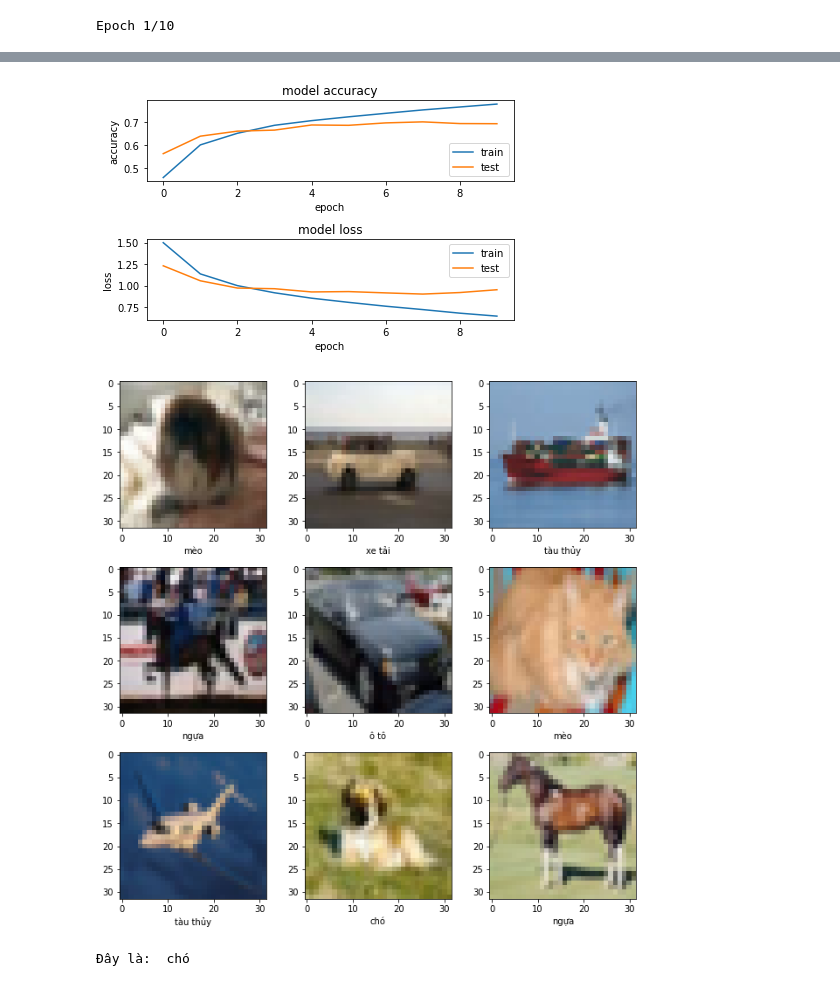
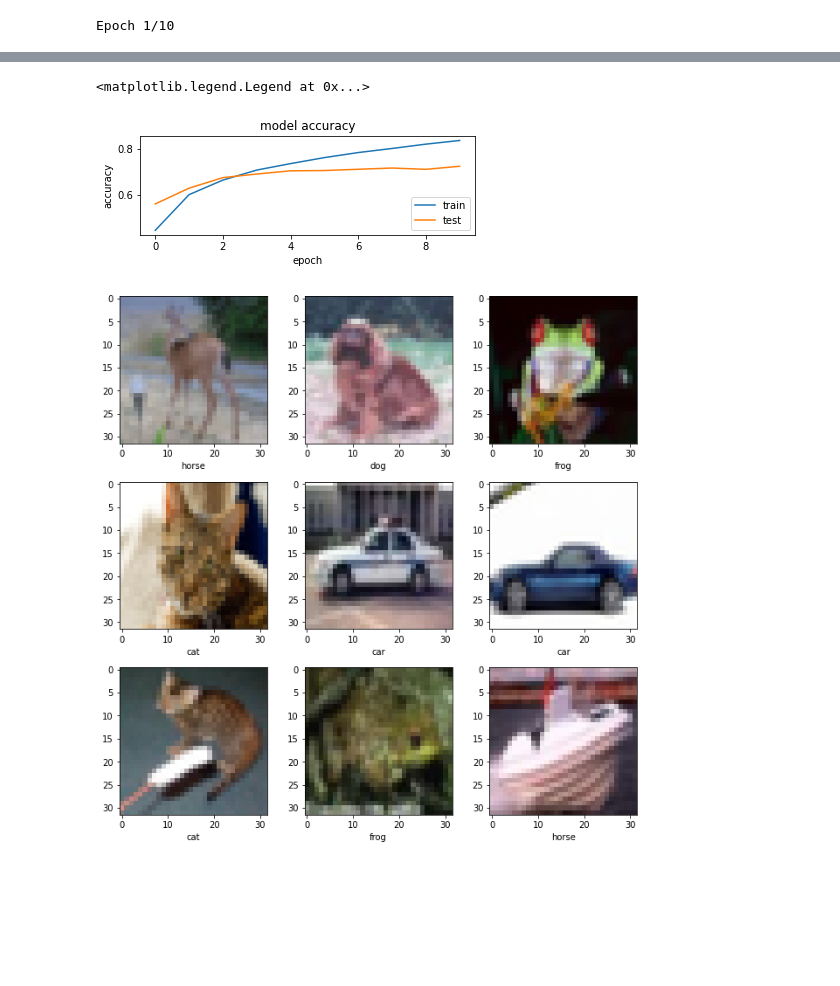
Before and after one commit to Kiet2k2/lab03, a Jupyter notebook: doan.ipynb, the cells around one changed output, grey strips where cells are left out. Saved outputs shown, nothing was run; the diff lists cells and outputs as text; code cells hidden in the pictures; blank space fills up the shorter version.

```diff
--- a/doan.ipynb
+++ b/doan.ipynb
@@ -18,23 +18,18 @@ import matplotlib.pyplot as plt
 
 # tải cơ sở dữ liệu CIFAR10 vào colab
 (train_X,train_Y),(test_X,test_Y)=cifar10.load_data()
-#print(train_X.shape)
-# (50000, 32, 32, 3) Có 50000 tấm ảnh đào tạo có kích thước 32x32 pixel
-# giá trị 3 ở đây tượng trưng cho màu RGB, cứ 3 giá trị trong khoảng 0-255 hình thành một màu (1 pixel)
-#print(test_X.shape)
-# (10000, 32, 32, 3) Có 10000 tấm ảnh kích thước 32x32 pixel cho tập test
 
-# print(train_Y.shape) # (50000, 1) Có 50000 giá trị tương ứng với 50000 tấm ảnh train
-# Đưa train_Y về dưới dạng mảng 1 chiều để dễ gọi giá trị
+# Thiết lập các nhãn để cho mô hình nhận diện
 train_Y = train_Y.reshape(-1)
-classes = ["máy bay", "ô tô", "chim", "mèo", "hươu", "chó", "ếch", "ngựa", "tàu thủy", "xe tải"]
+classes = ["plane", "car", "bird", "cat", "deer", "dog", "frog", "horse", "ship", "truck"]
 # Kiểm soát kích thước hình ảnh hiển thị để dễ dàng nhận biết
-"""
+
+#Thử hiển thị một hình ảnh bất kì và hiển thị nhãn tương ứng của nó từ tập train_Y
 plt.figure(figsize = (15,2))
 plt.imshow(train_X[10])
 plt.xlabel(classes[train_Y[10]])
-"""
-# chuẩn hóa dữ liệu về kiểu float và nằm trong khoảng 0-1 nên chia cho 255 (đưa về trung bình là 0 và phương sai là 1)
+
+# chuẩn hóa dữ liệu về kiểu float
 train_X = train_X.astype('float32')
 train_X = train_X / 255
 test_X = test_X.astype('float32')
@@ -48,19 +43,14 @@ y_test=np_utils.to_categorical(test_Y,nb_class)
 
 # Xây dựng mô hình CNN
 cnn = models.Sequential([
-        # filters là số lượng bộ lọc
-        # kernel_size là kích thước ảnh (trong bài này là 32x32)
-        # relu là một trong các hàm kích hoạt trong neural network, nó đơn giản là lọc các giá trị bé hơn 0
-        # input_shape là hình ảnh đầu vào của ta
         layers.Conv2D(filters=32, kernel_size=(3, 3), activation='relu', input_shape=(32, 32, 3)),
         layers.MaxPooling2D((2, 2)),
         layers.Conv2D(filters=64, kernel_size=(3, 3), activation='relu'),
         layers.MaxPooling2D((2, 2)),
-        # Hàm Flatten làm phẳng đầu vào hay có thể nói là đưa về mảng một chiều
+        layers.Conv2D(filters=256, kernel_size=(3, 3), activation='relu'),
+        layers.MaxPooling2D((2, 2)),
         layers.Flatten(),
         layers.Dense(64, activation='relu'),
-        # 10 là thuộc tính units, là số chiều của không gian đầu ra
-        # Hàm softmax tính khả năng (xác suất) xuất hiện của class
         layers.Dense(10, activation='softmax')
 ])
 
@@ -76,7 +67,7 @@ Downloading data from https://www.cs.toronto.edu/~kriz/cifar-10-python.tar.gz
 history = cnn.fit(train_X, train_Y, epochs=10,
                     validation_data=(test_X, test_Y))
 
-# Đánh giá mô hình
+# Đánh giá mô hình, đường màu xanh là tỉ lệ đúng của tập train_X, đường màu cam là tỉ lệ đúng của test_X
 fig = plt.figure ()
 plt.subplot( 2,1,1 )
 plt.plot(history.history['accuracy'])
@@ -85,14 +76,5 @@ plt.title ('model accuracy')
 plt.ylabel ('accuracy')
 plt.xlabel ('epoch')
 plt.legend (['train', 'test'], loc='lower right')
-
-plt.subplot (2,1,2)
-plt.plot( history.history ['loss'])
-plt.plot( history.history['val_loss'])
-plt.title('model loss' )
-plt.ylabel('loss')
-plt.xlabel('epoch')
-plt.legend(['train','test'],loc='upper right')
-plt.tight_layout ()
 # %% [output]
 Epoch 1/10
@@ -118,33 +100,30 @@ Epoch 10/10
+<matplotlib.legend.Legend at 0x...>
-[figure, old version]
+[figure, new version]
 # %%
 # Hiển thị ngẫu nhiên 9 tấm hình trong tập test và dự đoán
 predicted_classes=cnn.predict(test_X)
 plt.rcParams['figure.figsize']=(9,9)
 for i in range(9):
   plt.subplot(3,3,i+1)
-  num=i+200
+  num=i+100
   plt.imshow(test_X[num])
   y_classes = [np.argmax(element) for element in predicted_classes]
   plt.xlabel(classes[y_classes[num]])
 plt.tight_layout()
+
+#hàm dùng để load hình từ bên ngoài
+def load_image(filename):
+  import numpy as np
+  from PIL import Image
+  # load tấm ảnh lên
+  global label_packed
+  image = Image.open(filename)
+  image = image.resize((32,32))
+  image = np.expand_dims(image, axis = 0)
+  image = np.array(image)
+  img=image.astype('float32')
+  #chuẩn hóa dữ liệu về 0-1
+  img=img/255.0
+  return img
 # %% [output]
-[figure, old version]
+[figure, new version]
-# %%
-def load_image(filename):
-  import numpy as np
-  from PIL import Image
-  # load tấm ảnh lên
-  global label_packed
-  image = Image.open(filename)
-  image = image.resize((32,32))
-  image = np.expand_dims(image, axis = 0)
-  image = np.array(image)
-  img=image.astype('float32')
-  #chuẩn hóa dữ liệu về 0-
-  img=img/255.0
-  return img
-img_test = load_image("cho1.jpg")
-ob = cnn.predict(img_test)
-print('Đây là: ',classes[np.argmax(ob)])
-# %% [output]
-Đây là:  chó
```
Also changed, not shown: parts of 3 cells of this notebook.
